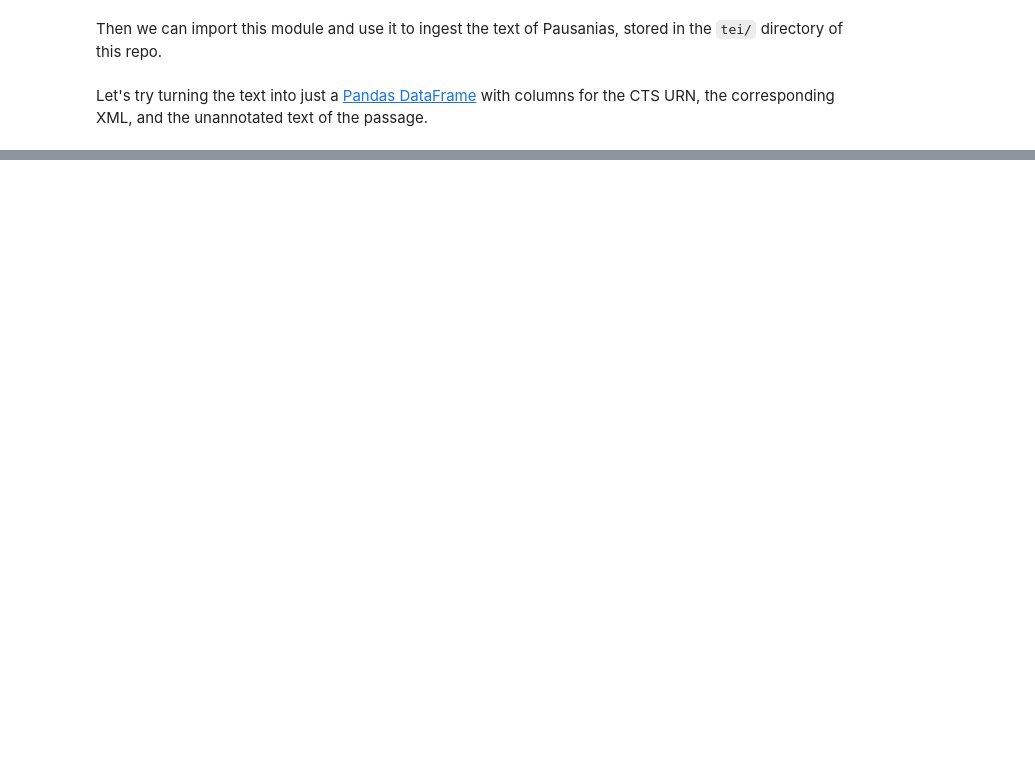
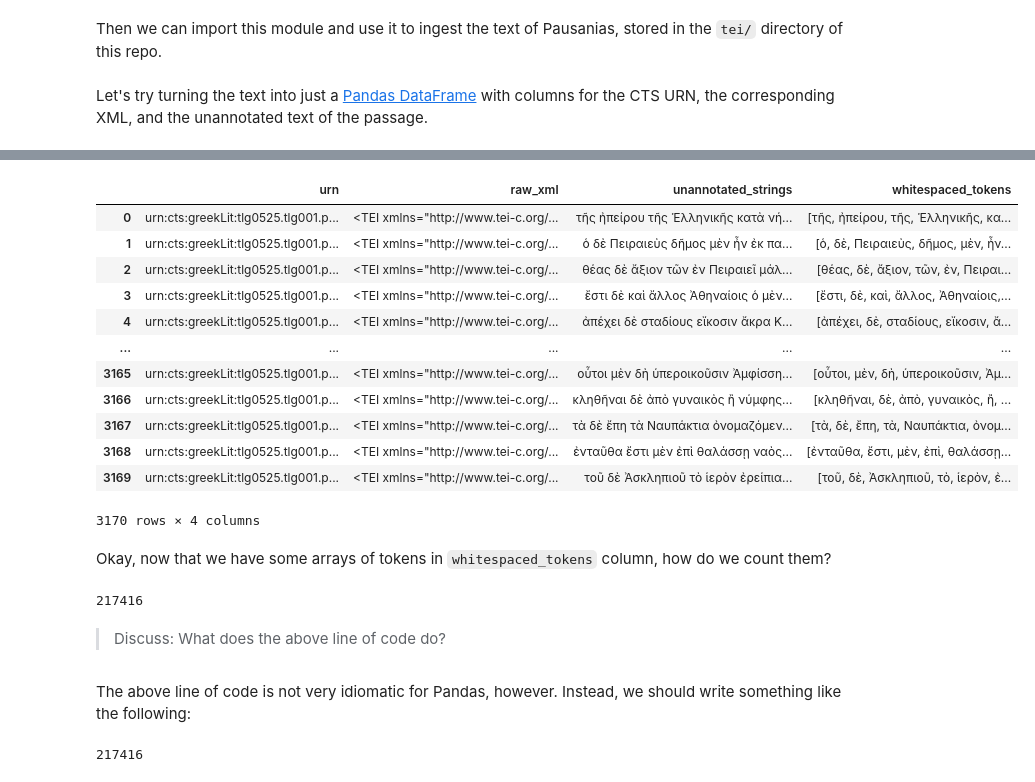
Before and after one commit to Tufts-2024-Quant-Text-Analysis/intro-text-analysis, a Jupyter notebook: week-2/week-2.ipynb, the cells around one changed output, grey strips where cells are left out. Cells and saved outputs as stored; diff of their text form; code cells hidden in the pictures; blank space fills up the shorter version.

```diff
--- a/week-2/week-2.ipynb
+++ b/week-2/week-2.ipynb
@@ -188,7 +186,9 @@ Let's try turning the text into just a [Pandas DataFrame](https://pandas.pydata.
 from lxml import etree
 from MyCapytain.common.constants import Mimetypes
 
-df_array = []
+urns = []
+raw_xmls = []
+unannotated_strings = []
 
 for ref in text.getReffs(level=len(text.citation)):
     urn = f"{text.urn}:{ref}"
@@ -197,8 +197,15 @@ for ref in text.getReffs(level=len(text.citation)):
     tree = node.export(Mimetypes.PYTHON.ETREE)
     s = etree.tostring(tree, encoding="unicode", method="text")
 
-    df_array.append({'urn': urn, 'xml': raw_xml, 'unannotated': s})
+    urns.append(urn)
+    raw_xmls.append(raw_xml)
+    unannotated_strings.append(s)
 # %%
 import pandas as pd
 
-pausanias_df = pd.DataFrame(df_array)
+d = {
+    "urn": pd.Series(urns, dtype="string"),
+    "raw_xml": raw_xmls,
+    "unannotated_strings": pd.Series(unannotated_strings, dtype="string")
+}
+pausanias_df = pd.DataFrame(d)
@@ -218,0 +236,34 @@ pausanias_df = pd.DataFrame(df_array)
+# %%
+# See https://pandas.pydata.org/docs/reference/api/pandas.Series.str.split.html for
+# panda's string-splitting utilities; it splits on whitespace by default
+pausanias_df['whitespaced_tokens'] = pausanias_df['unannotated_strings'].str.split()
+
+pausanias_df
+# %% [output]
+|  | urn | raw_xml | unannotated_strings | whitespaced_tokens |
+| 0 | urn:cts:greekLit:tlg0525.tlg001.p... | <TEI xmlns="http://www.tei-c.org/... | τῆς ἠπείρου τῆς Ἑλληνικῆς κατὰ νή... | [τῆς, ἠπείρου, τῆς, Ἑλληνικῆς, κα... |
+| 1 | urn:cts:greekLit:tlg0525.tlg001.p... | <TEI xmlns="http://www.tei-c.org/... | ὁ δὲ Πειραιεὺς δῆμος μὲν ἦν ἐκ πα... | [ὁ, δὲ, Πειραιεὺς, δῆμος, μὲν, ἦν... |
+| 2 | urn:cts:greekLit:tlg0525.tlg001.p... | <TEI xmlns="http://www.tei-c.org/... | θέας δὲ ἄξιον τῶν ἐν Πειραιεῖ μάλ... | [θέας, δὲ, ἄξιον, τῶν, ἐν, Πειραι... |
+| 3 | urn:cts:greekLit:tlg0525.tlg001.p... | <TEI xmlns="http://www.tei-c.org/... | ἔστι δὲ καὶ ἄλλος Ἀθηναίοις ὁ μὲν... | [ἔστι, δὲ, καὶ, ἄλλος, Ἀθηναίοις,... |
+| 4 | urn:cts:greekLit:tlg0525.tlg001.p... | <TEI xmlns="http://www.tei-c.org/... | ἀπέχει δὲ σταδίους εἴκοσιν ἄκρα Κ... | [ἀπέχει, δὲ, σταδίους, εἴκοσιν, ἄ... |
+| ... | ... | ... | ... | ... |
+| 3165 | urn:cts:greekLit:tlg0525.tlg001.p... | <TEI xmlns="http://www.tei-c.org/... | οὗτοι μὲν δὴ ὑπεροικοῦσιν Ἀμφίσση... | [οὗτοι, μὲν, δὴ, ὑπεροικοῦσιν, Ἀμ... |
+| 3166 | urn:cts:greekLit:tlg0525.tlg001.p... | <TEI xmlns="http://www.tei-c.org/... | κληθῆναι δὲ ἀπὸ γυναικὸς ἢ νύμφης... | [κληθῆναι, δὲ, ἀπὸ, γυναικὸς, ἢ, ... |
+| 3167 | urn:cts:greekLit:tlg0525.tlg001.p... | <TEI xmlns="http://www.tei-c.org/... | τὰ δὲ ἔπη τὰ Ναυπάκτια ὀνομαζόμεν... | [τὰ, δὲ, ἔπη, τὰ, Ναυπάκτια, ὀνομ... |
+| 3168 | urn:cts:greekLit:tlg0525.tlg001.p... | <TEI xmlns="http://www.tei-c.org/... | ἐνταῦθα ἔστι μὲν ἐπὶ θαλάσσῃ ναὸς... | [ἐνταῦθα, ἔστι, μὲν, ἐπὶ, θαλάσσῃ... |
+| 3169 | urn:cts:greekLit:tlg0525.tlg001.p... | <TEI xmlns="http://www.tei-c.org/... | τοῦ δὲ Ἀσκληπιοῦ τὸ ἱερὸν ἐρείπια... | [τοῦ, δὲ, Ἀσκληπιοῦ, τὸ, ἱερὸν, ἐ... |
+3170 rows × 4 columns
+# %% [markdown]
+Okay, now that we have some arrays of tokens in `whitespaced_tokens` column, how do we count them?
+# %%
+sum(len(ts) for ts in pausanias_df['whitespaced_tokens'])
+# %% [output]
+217416
+# %% [markdown]
+> Discuss: What does the above line of code do?
+# %% [markdown]
+The above line of code is not very idiomatic for Pandas, however. Instead, we should write something like the following:
+# %%
+pausanias_df['whitespaced_tokens'].explode().count()
+# %% [output]
+217416
```
Also changed, not shown: parts of 25 cells of this notebook, 3 other files.
